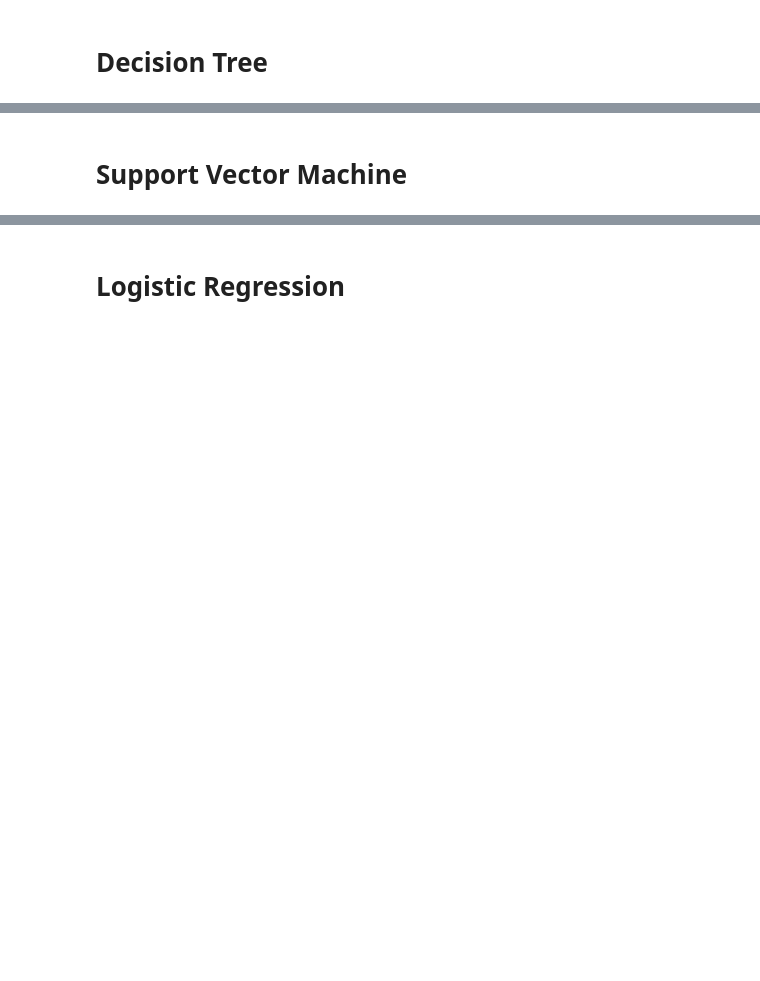
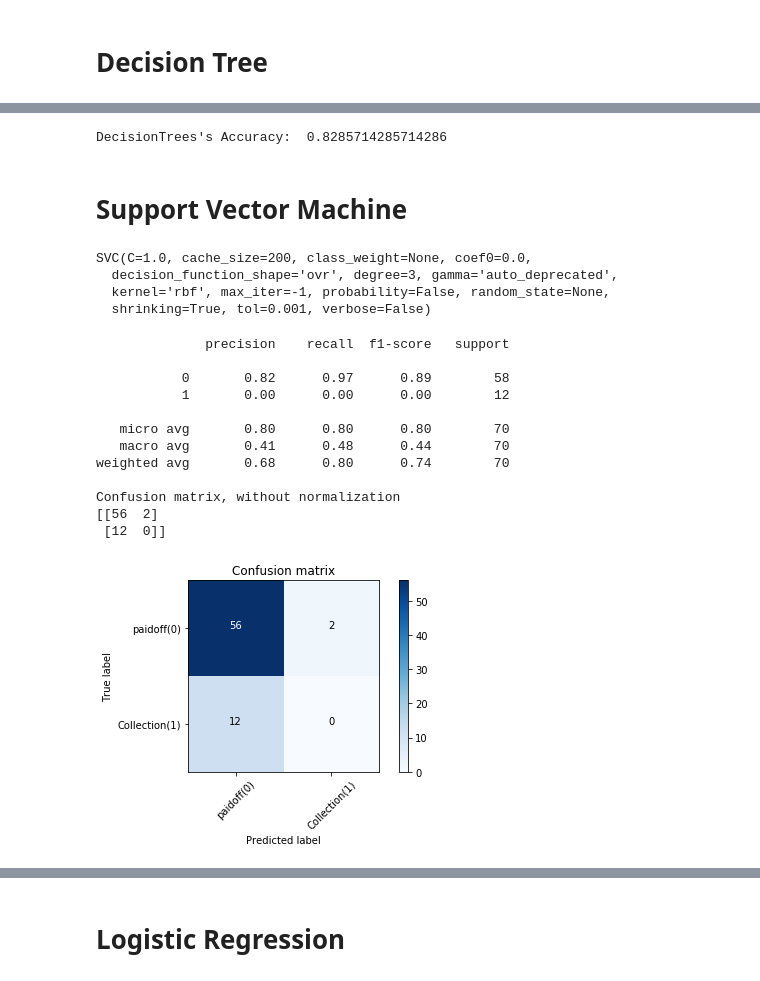
Before and after one commit to surajlifeean/coursera_assingment, a Jupyter notebook: coursera_assessment_nb.ipynb, the cells around one changed output, grey strips where cells are left out. Saved outputs shown, nothing was run; the diff lists cells and outputs as text; code cells hidden in the pictures; blank space fills up the shorter version.

```diff
--- a/coursera_assessment_nb.ipynb
+++ b/coursera_assessment_nb.ipynb
@@ -242,6 +242,7 @@ X[0:5]
 # %% [markdown]
 What are our lables?
 # %%
+df['loan_status'].replace(to_replace=['PAIDOFF','COLLECTION'], value=[0,1],inplace=True)
 y = df['loan_status'].values
 y[0:5]
 # %% [output]
@@ -290,2 +325,18 @@ Notice: You should find the best k to build the model with the best accuracy.
+# %%
+predTree = loanTree.predict(X_test)
+from sklearn import metrics
+import matplotlib.pyplot as plt
+print("DecisionTrees's Accuracy: ", metrics.accuracy_score(y_test, predTree))
+# %% [output]
+DecisionTrees's Accuracy:  0.8285714285714286
 # %% [markdown]
 # Support Vector Machine
+# %%
+from sklearn import svm
+clf = svm.SVC(kernel='rbf')
+clf.fit(X_train, y_train)
+# %% [output]
+SVC(C=1.0, cache_size=200, class_weight=None, coef0=0.0,
+  decision_function_shape='ovr', degree=3, gamma='auto_deprecated',
+  kernel='rbf', max_iter=-1, probability=False, random_state=None,
+  shrinking=True, tol=0.001, verbose=False)
@@ -291,0 +347,58 @@ Notice: You should find the best k to build the model with the best accuracy.
+# %%
+def plot_confusion_matrix(cm, classes,
+                          normalize=False,
+                          title='Confusion matrix',
+                          cmap=plt.cm.Blues):
+    """
+    This function prints and plots the confusion matrix.
+    Normalization can be applied by setting `normalize=True`.
+    """
+    if normalize:
+        cm = cm.astype('float') / cm.sum(axis=1)[:, np.newaxis]
+        print("Normalized confusion matrix")
+    else:
+        print('Confusion matrix, without normalization')
+
+    print(cm)
+
+    plt.imshow(cm, interpolation='nearest', cmap=cmap)
+    plt.title(title)
+    plt.colorbar()
+    tick_marks = np.arange(len(classes))
+    plt.xticks(tick_marks, classes, rotation=45)
+    plt.yticks(tick_marks, classes)
+
+    fmt = '.2f' if normalize else 'd'
+    thresh = cm.max() / 2.
+    for i, j in itertools.product(range(cm.shape[0]), range(cm.shape[1])):
+        plt.text(j, i, format(cm[i, j], fmt),
+                 horizontalalignment="center",
+                 color="white" if cm[i, j] > thresh else "black")
+
+    plt.tight_layout()
+    plt.ylabel('True label')
+    plt.xlabel('Predicted label')
+# %%
+# Compute confusion matrix
+cnf_matrix = confusion_matrix(y_test, yhat, labels=[0,1])
+np.set_printoptions(precision=2)
+
+print (classification_report(y_test, yhat))
+
+# Plot non-normalized confusion matrix
+plt.figure()
+plot_confusion_matrix(cnf_matrix, classes=['paidoff(0)','Collection(1)'],normalize= False,  title='Confusion matrix')
+# %% [output]
+              precision    recall  f1-score   support
+
+           0       0.82      0.97      0.89        58
+           1       0.00      0.00      0.00        12
+
+   micro avg       0.80      0.80      0.80        70
+   macro avg       0.41      0.48      0.44        70
+weighted avg       0.68      0.80      0.74        70
+
+Confusion matrix, without normalization
+[[56  2]
+ [12  0]]
+[figure, added]
```
Also changed, not shown: parts of 28 cells of this notebook.
